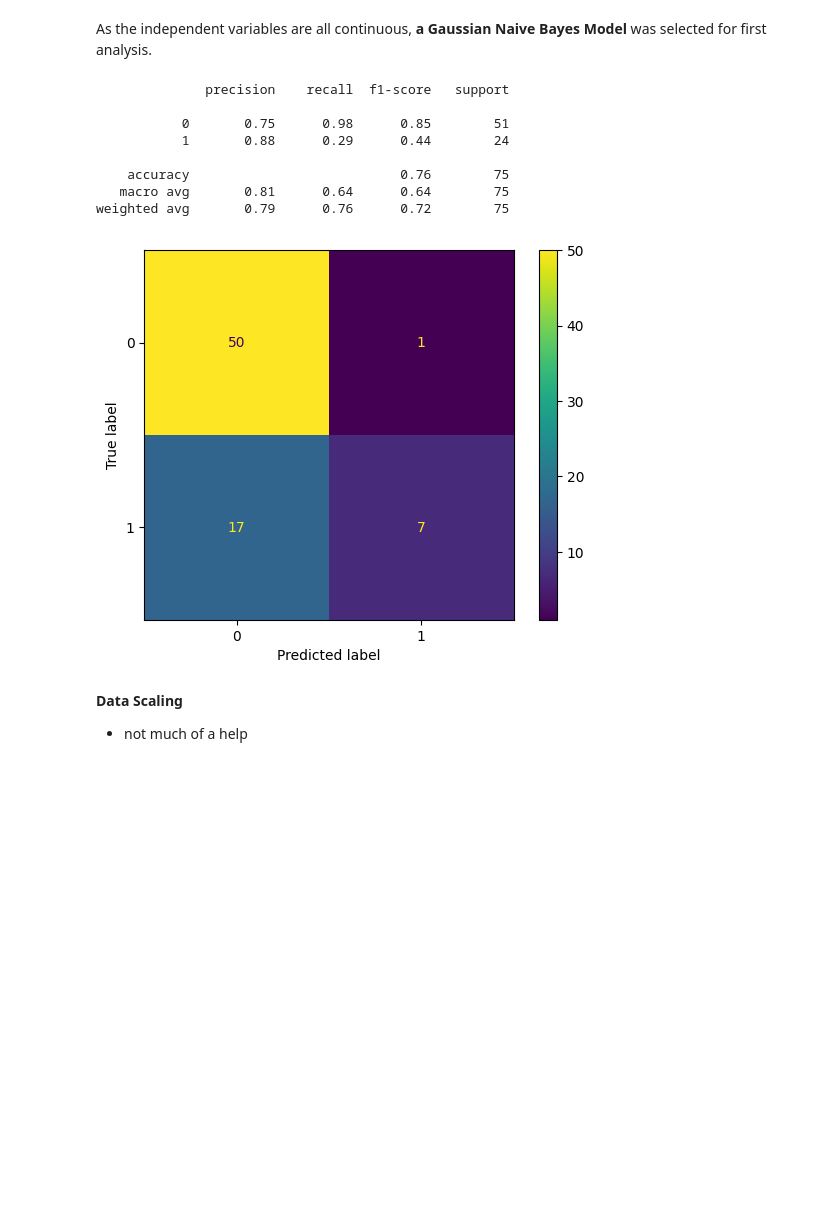
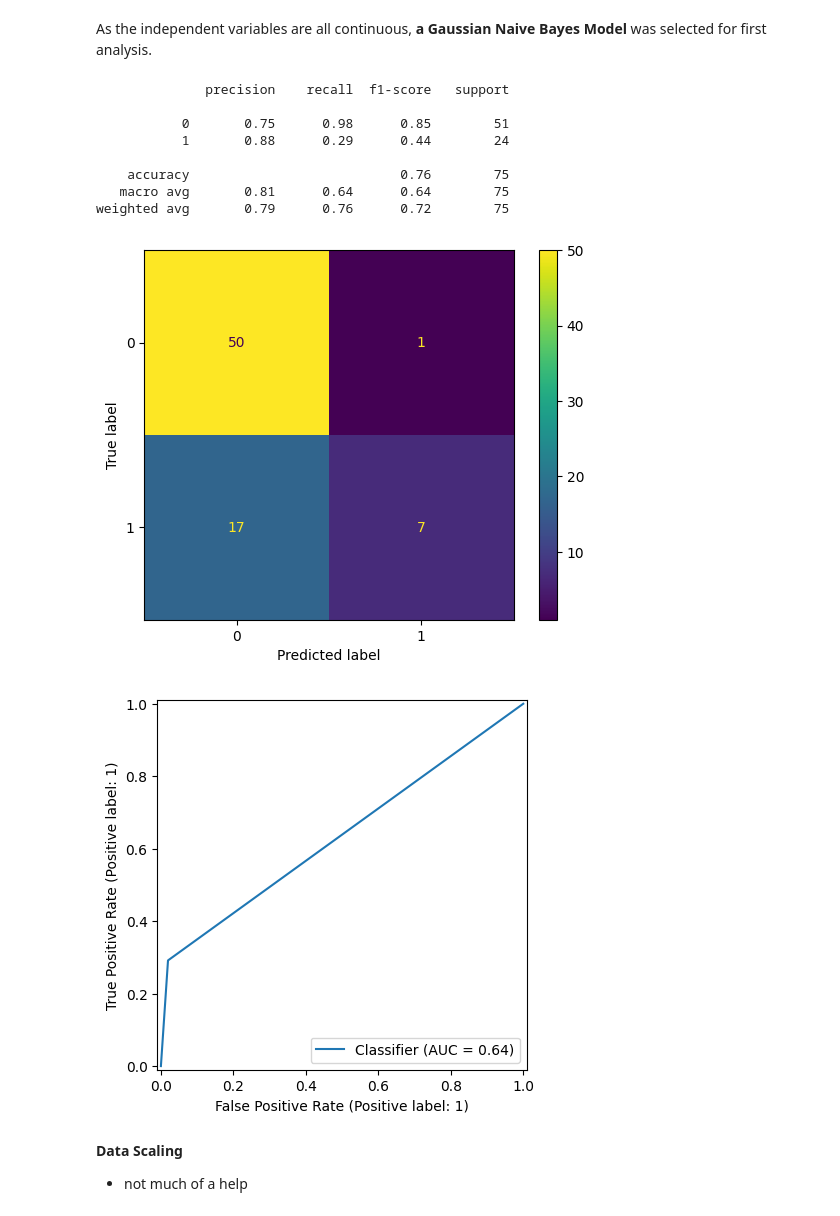
Before and after one commit to dr-koehler-ai/Heart-Failure-Clinical-Records-Dashboard, a Jupyter notebook: Heart_Failure_Clinical_Records_V2.ipynb, the cells around one changed output. Drawn from its saved outputs; the diff is of its cells as text; code cells hidden in the pictures; blank space fills up the shorter version.

```diff
--- a/Heart_Failure_Clinical_Records_V2.ipynb
+++ b/Heart_Failure_Clinical_Records_V2.ipynb
@@ -85,34 +85,43 @@ from sklearn.naive_bayes import GaussianNB
 
 data.columns.tolist()
 
+#Defining variables and target
 y = data["death_event"]
 X = data[[
  'age',
  'ejection_fraction',
  'platelets',
  'serum_creatinine']]
 
+#Splitting data
 X_train, X_test, y_train, y_test = train_test_split(X, y, test_size=0.25, random_state=42, stratify=y)
 gnb = GaussianNB()
 gnb.fit(X_train, y_train)
 y_pred = gnb.predict(X_test)
 
+#Classification Report
 print(classification_report(y_test, y_pred))
 
+#Confusion Matrix
 cm = confusion_matrix(y_test, y_pred)
 disp = ConfusionMatrixDisplay(confusion_matrix=cm, display_labels=gnb.classes_)
 disp.plot()
 plt.show()
+
+#ROC Curve
+RocCurveDisplay.from_predictions(y_test, y_pred)
+plt.show()
 # %% [output]
               precision    recall  f1-score   support
 
            0       0.75      0.98      0.85        51
            1       0.88      0.29      0.44        24
 
     accuracy                           0.76        75
    macro avg       0.81      0.64      0.64        75
 weighted avg       0.79      0.76      0.72        75
 [figure]
+[figure, added]
 # %% [markdown]
 **Data Scaling**
 
```
Also changed, not shown: parts of 2 cells of this notebook.
